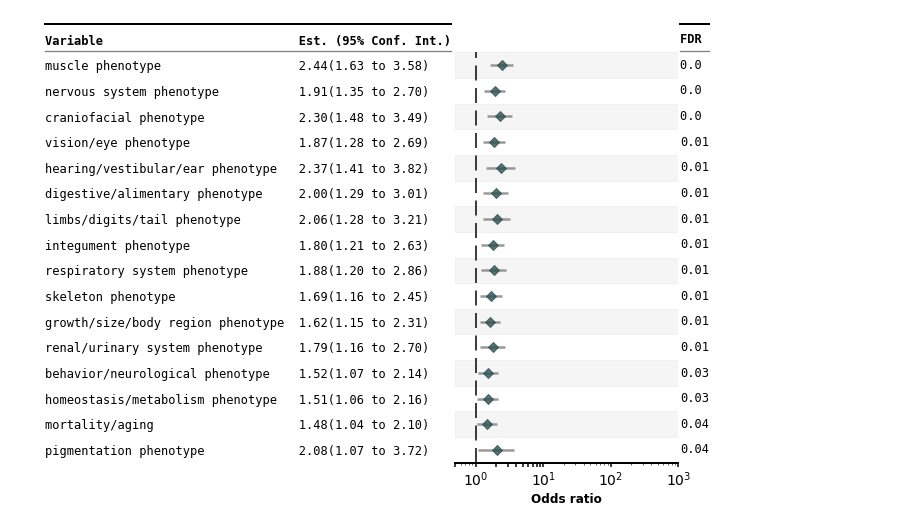
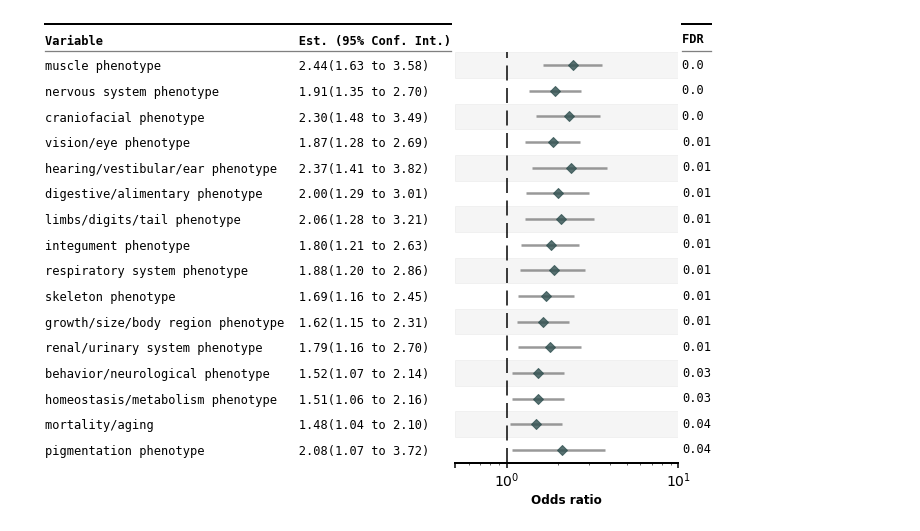
Before and after one commit to deeprob/ukb_bmi, a Jupyter notebook: 4_characterization/white_british/notebooks/6e_mgi_enrichment.ipynb, the cells around one changed output. Saved outputs shown, nothing was run; the diff lists cells and outputs as text; code cells hidden in the pictures.

```diff
--- a/4_characterization/white_british/notebooks/6e_mgi_enrichment.ipynb
+++ b/4_characterization/white_british/notebooks/6e_mgi_enrichment.ipynb
@@ -8,7 +8,7 @@ import matplotlib
 import matplotlib.pyplot as plt
 matplotlib.rcParams['pdf.fonttype'] = 42
 matplotlib.rcParams['ps.fonttype'] = 42
-matplotlib.rcParams.update({'font.size': 14, 'axes.linewidth': 2, 'xtick.major.width': 1.5, 'xtick.major.size': 4, 'ytick.major.width': 1.5, 'ytick.major.size': 4})
+matplotlib.rcParams.update({'font.size': 14, 'axes.linewidth': 2, 'xtick.major.width': 1.5, 'xtick.major.size': 5, 'ytick.major.width': 1.5, 'ytick.major.size': 4})
 from matplotlib.backends.backend_pdf import PdfPages
 # %%
 enrich_file = "/data5/deepro/ukbiobank/papers/bmi_project/4_characterization/white_british/data/enrichment/mgi/mgi_enrichment.csv"
@@ -19,29 +19,29 @@ df = stats.loc[stats.FDR<0.05]
 # %%
 fig_ax = fp.forestplot(df,  # the dataframe with results data
               estimate="oddsratio",  # col containing estimated effect size
               ll="conf_int_lower", hl="conf_int_upper",  # columns containing conf. int. lower and higher limits
               varlabel="mgi_phenotype",  # column containing variable label
               logscale=True,
               xlabel="Odds ratio",  # x-label title
               pval="FDR",  # Column of p-value to be reported on right
               color_alt_rows=True,  # Gray alternate rows
               table=True,  # Format as a table
               annote=["est_ci"],  # columns to report on left of plot
               annoteheaders=["Est. (95% Conf. Int.)"],  # ^corresponding headers
               rightannote=["formatted_pval"],
               right_annoteheaders=["FDR"],
               starpval=False,
               # Additional kwargs for customizations
               **{"marker": "D",  # set maker symbol as diamond
                  "markersize": 50,  # adjust marker size
                  "xlinestyle": (0, (10, 5)),  # long dash for x-reference line
                  "xlinecolor": "k",  # gray color for x-reference line
                  "xtick_size": 14,  # adjust x-ticker fontsize,
                  "xline": 1,
                  "xlinewidth": 1.5,
-                 "xticks": [0.5, 1, 2, 3, 4, 5, 6, 7, 8, 9, 10, 100, 1000],
+                 "xticks": [0.5, 1, 10],
                  "lw": 2.5,
                 }
               )
 # %% [output]
-[figure, old version]
+[figure, new version]
```
Also changed, not shown: 4 other files.
